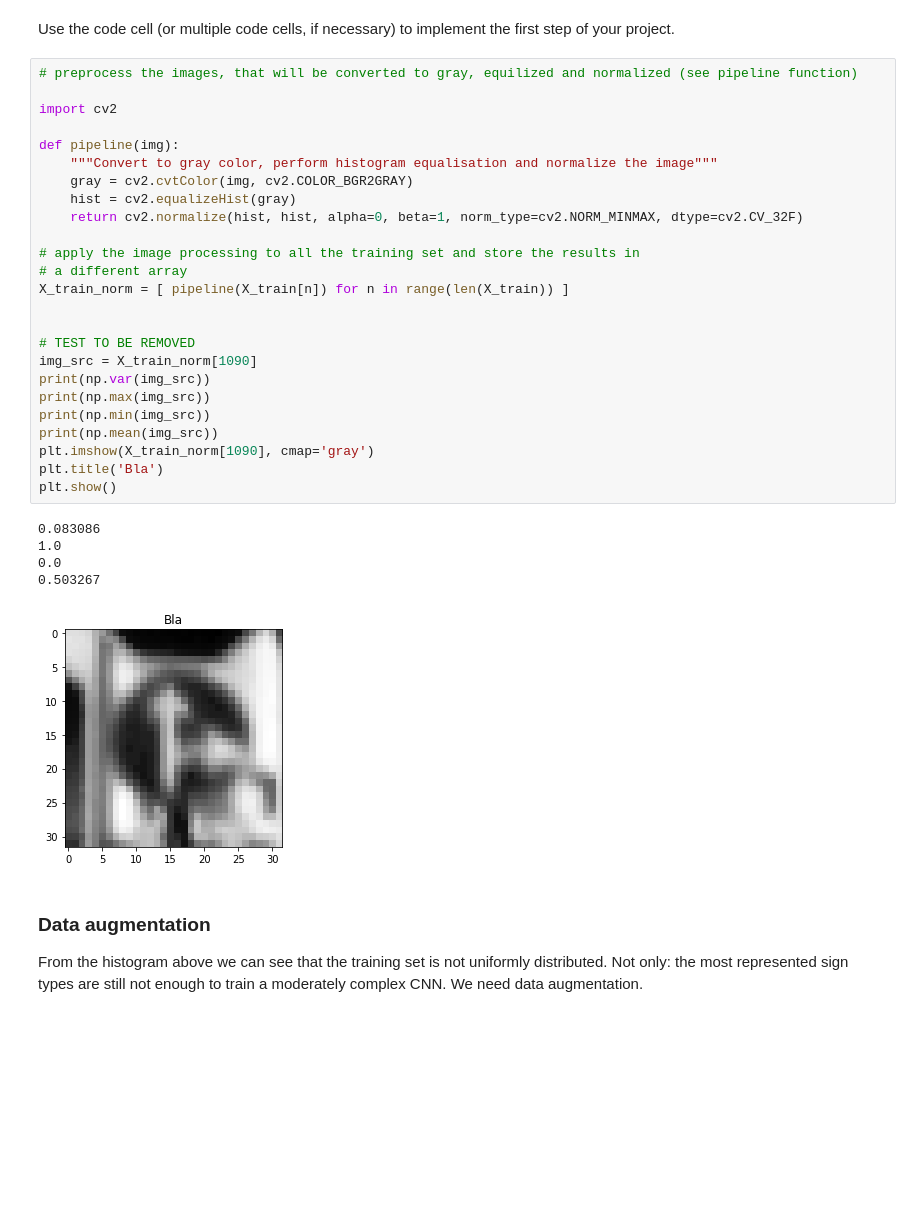
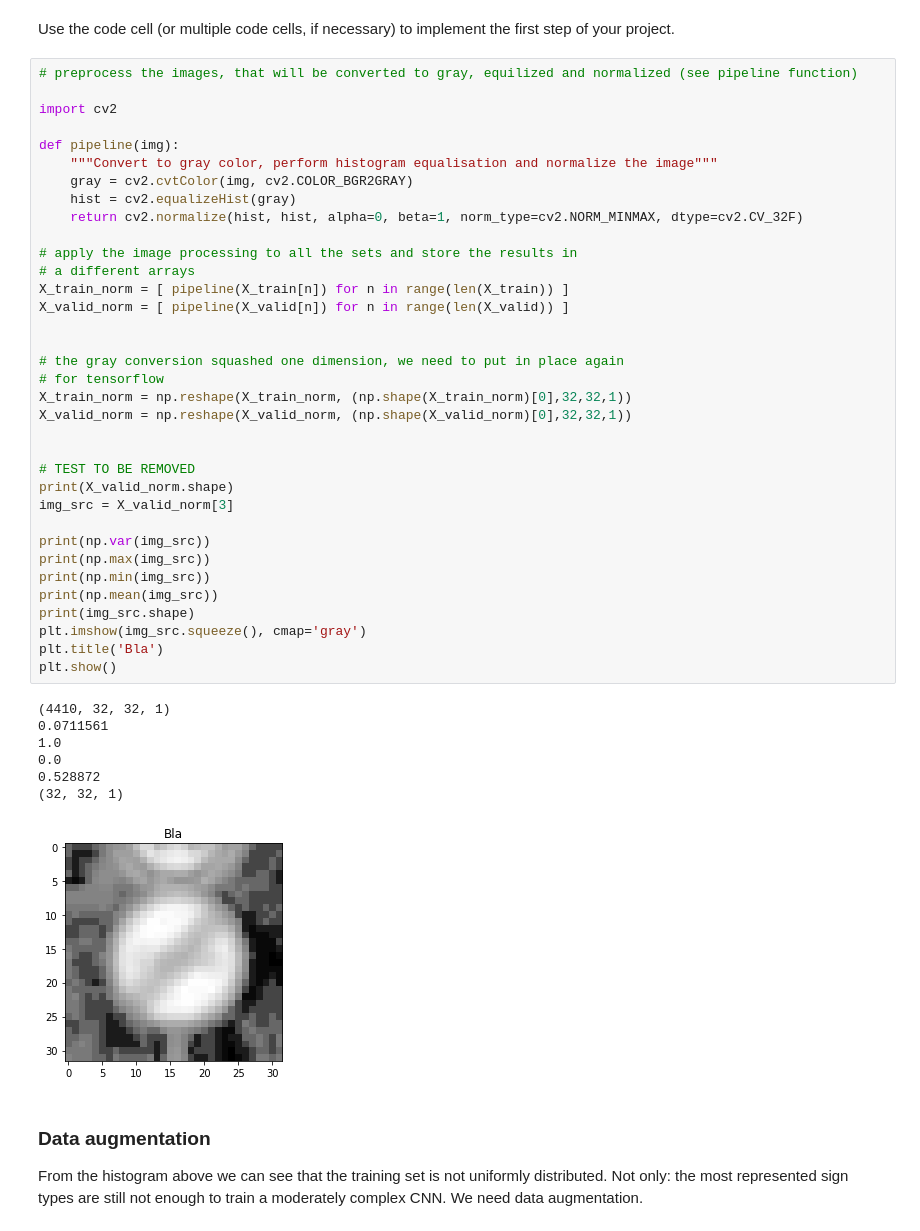
Before and after one commit to kindoblue/CarND-Traffic-Sign-Classifier-Project, a Jupyter notebook: Traffic_Sign_Classifier.ipynb, the cells around one changed output. Cells and saved outputs as stored; diff of their text form; blank space fills up the shorter version.

```diff
--- a/Traffic_Sign_Classifier.ipynb
+++ b/Traffic_Sign_Classifier.ipynb
@@ -192,34 +192,46 @@ Use the code cell (or multiple code cells, if necessary) to implement the first
 # %%
 # preprocess the images, that will be converted to gray, equilized and normalized (see pipeline function)
 
 import cv2
 
 def pipeline(img):
     """Convert to gray color, perform histogram equalisation and normalize the image"""
     gray = cv2.cvtColor(img, cv2.COLOR_BGR2GRAY)
     hist = cv2.equalizeHist(gray)
     return cv2.normalize(hist, hist, alpha=0, beta=1, norm_type=cv2.NORM_MINMAX, dtype=cv2.CV_32F)
 
-# apply the image processing to all the training set and store the results in
-# a different array
+# apply the image processing to all the sets and store the results in
+# a different arrays
 X_train_norm = [ pipeline(X_train[n]) for n in range(len(X_train)) ]
+X_valid_norm = [ pipeline(X_valid[n]) for n in range(len(X_valid)) ]
+
+
+# the gray conversion squashed one dimension, we need to put in place again
+# for tensorflow
+X_train_norm = np.reshape(X_train_norm, (np.shape(X_train_norm)[0],32,32,1))
+X_valid_norm = np.reshape(X_valid_norm, (np.shape(X_valid_norm)[0],32,32,1))
 
 
 # TEST TO BE REMOVED
-img_src = X_train_norm[1090]
+print(X_valid_norm.shape)
+img_src = X_valid_norm[3]
+
 print(np.var(img_src))
 print(np.max(img_src))
 print(np.min(img_src))
 print(np.mean(img_src))
-plt.imshow(X_train_norm[1090], cmap='gray')
+print(img_src.shape)
+plt.imshow(img_src.squeeze(), cmap='gray')
 plt.title('Bla')
 plt.show()
 # %% [output]
-0.083086
+(4410, 32, 32, 1)
+0.0711561
 1.0
 0.0
-0.503267
+0.528872
+(32, 32, 1)
-[figure, old version]
+[figure, new version]
 # %% [markdown]
 ### Data augmentation
 
```
Also changed, not shown: parts of 6 cells of this notebook.
